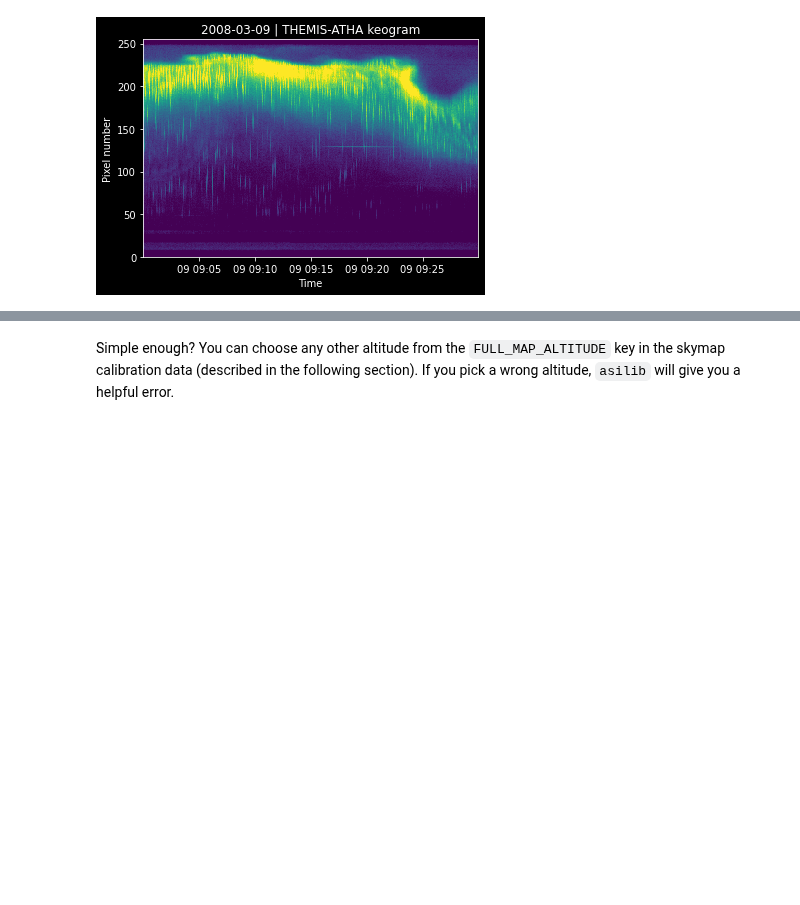
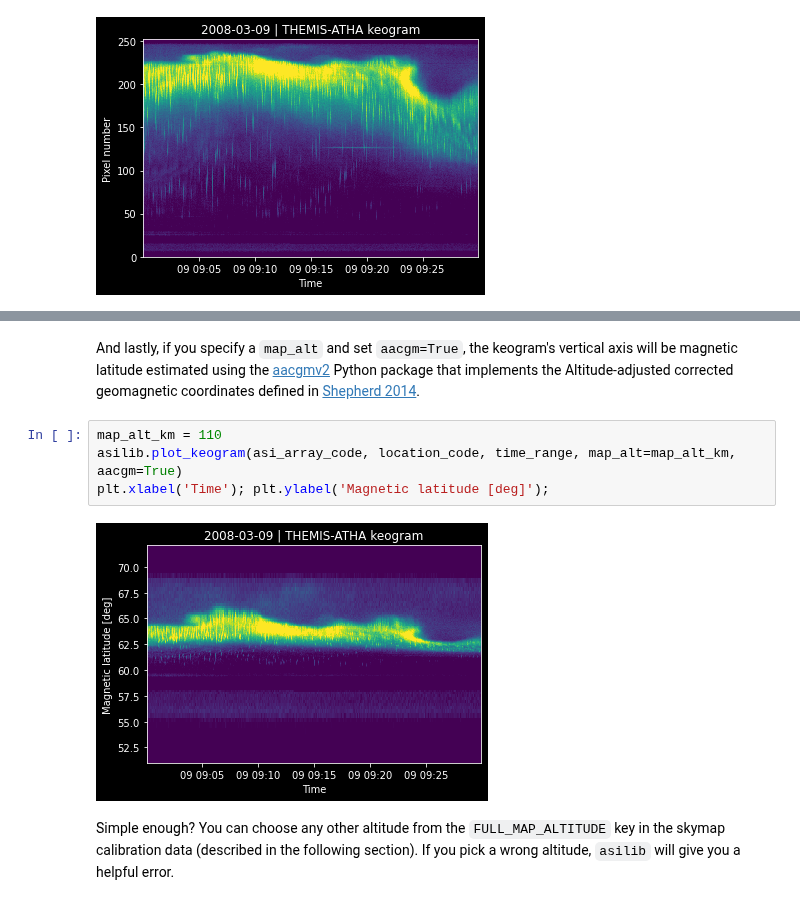
Before and after one commit to mshumko/asilib, a Jupyter notebook: docs/tutorial.ipynb, the cells around one changed output, grey strips where cells are left out. Drawn from its saved outputs; the diff is of its cells as text; blank space fills up the shorter version.

Commit message:
Updated the notebook with the AACGM coordinates.

```diff
--- a/docs/tutorial.ipynb
+++ b/docs/tutorial.ipynb
@@ -99,3 +99,11 @@ plt.xlabel('Time'); plt.ylabel('Geographic latitude [deg]');
+# %% [markdown]
+And lastly, if you specify a `map_alt` and set `aacgm=True`, the keogram's vertical axis will be magnetic latitude estimated using the [aacgmv2](https://github.com/aburrell/aacgmv2) Python package that implements the Altitude-adjusted corrected geomagnetic coordinates defined in [Shepherd 2014](https://doi.org/10.1002/2014JA020264).
+# %%
+map_alt_km = 110
+asilib.plot_keogram(asi_array_code, location_code, time_range, map_alt=map_alt_km, aacgm=True)
+plt.xlabel('Time'); plt.ylabel('Magnetic latitude [deg]');
+# %% [output]
+[figure, added]
 # %% [markdown]
 Simple enough? You can choose any other altitude from the `FULL_MAP_ALTITUDE` key in the skymap calibration data (described in the following section). If you pick a wrong altitude, `asilib` will give you a helpful error.
 # %%
```
Also changed, not shown: parts of 9 cells of this notebook.
